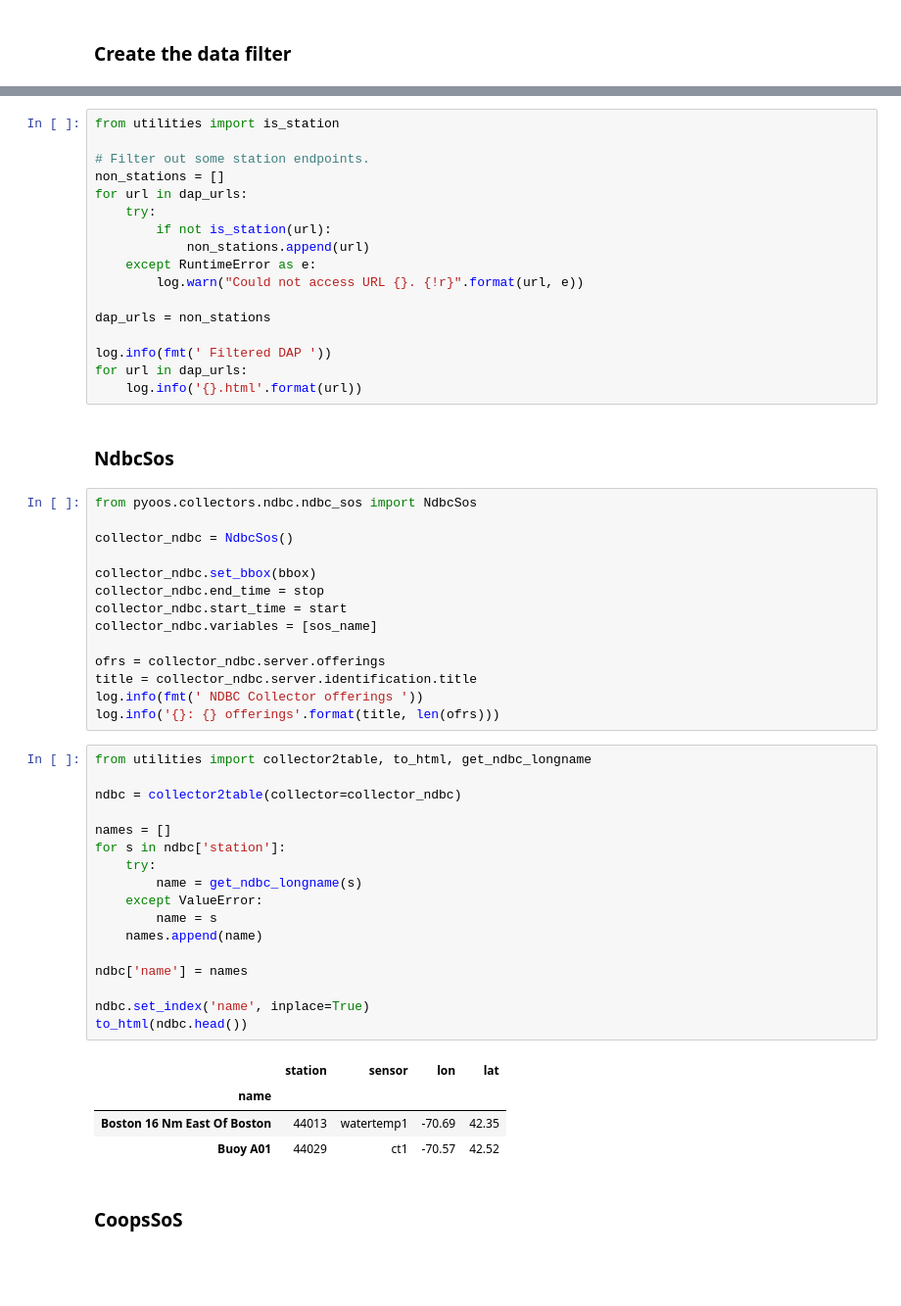
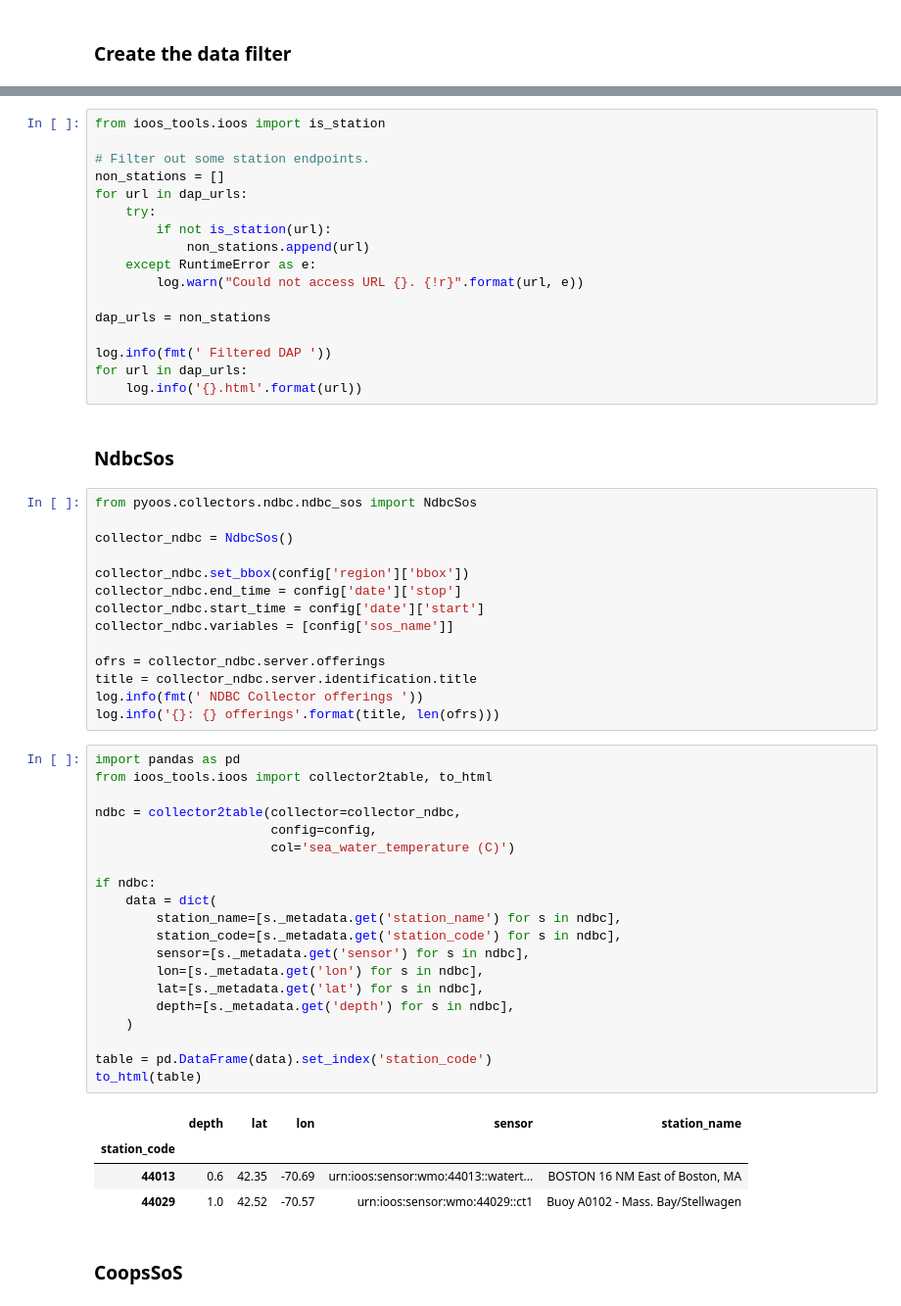
Before and after one commit to ocefpaf/boston_light_swim_split_notebooks, a Jupyter notebook: 00-fetch_data.ipynb, the cells around one changed output, grey strips where cells are left out. Shown at 98% size. Saved outputs shown, nothing was run; the diff lists cells and outputs as text; blank space fills up the shorter version.

```diff
--- a/00-fetch_data.ipynb
+++ b/00-fetch_data.ipynb
@@ -107,5 +172,5 @@ for url in dap_urls:
 # %%
-from utilities import is_station
+from ioos_tools.ioos import is_station
 
 # Filter out some station endpoints.
 non_stations = []
@@ -128,37 +193,40 @@ from pyoos.collectors.ndbc.ndbc_sos import NdbcSos
 
 collector_ndbc = NdbcSos()
 
-collector_ndbc.set_bbox(bbox)
-collector_ndbc.end_time = stop
-collector_ndbc.start_time = start
-collector_ndbc.variables = [sos_name]
+collector_ndbc.set_bbox(config['region']['bbox'])
+collector_ndbc.end_time = config['date']['stop']
+collector_ndbc.start_time = config['date']['start']
+collector_ndbc.variables = [config['sos_name']]
 
 ofrs = collector_ndbc.server.offerings
 title = collector_ndbc.server.identification.title
 log.info(fmt(' NDBC Collector offerings '))
 log.info('{}: {} offerings'.format(title, len(ofrs)))
-# %%
-from utilities import collector2table, to_html, get_ndbc_longname
-
-ndbc = collector2table(collector=collector_ndbc)
-
-names = []
-for s in ndbc['station']:
-    try:
-        name = get_ndbc_longname(s)
-    except ValueError:
-        name = s
-    names.append(name)
-
-ndbc['name'] = names
-
-ndbc.set_index('name', inplace=True)
-to_html(ndbc.head())
-# %% [output]
-|  | station | sensor | lon | lat |
-| name |  |  |  |  |
-| Boston 16 Nm East Of Boston | 44013 | watertemp1 | -70.69 | 42.35 |
-| Buoy A01 | 44029 | ct1 | -70.57 | 42.52 |
+# %%
+import pandas as pd
+from ioos_tools.ioos import collector2table, to_html
+
+ndbc = collector2table(collector=collector_ndbc,
+                       config=config,
+                       col='sea_water_temperature (C)')
+
+if ndbc:
+    data = dict(
+        station_name=[s._metadata.get('station_name') for s in ndbc],
+        station_code=[s._metadata.get('station_code') for s in ndbc],
+        sensor=[s._metadata.get('sensor') for s in ndbc],
+        lon=[s._metadata.get('lon') for s in ndbc],
+        lat=[s._metadata.get('lat') for s in ndbc],
+        depth=[s._metadata.get('depth') for s in ndbc],
+    )
+
+table = pd.DataFrame(data).set_index('station_code')
+to_html(table)
+# %% [output]
+|  | depth | lat | lon | sensor | station_name |
+| station_code |  |  |  |  |  |
+| 44013 | 0.6 | 42.35 | -70.69 | urn:ioos:sensor:wmo:44013::watert... | BOSTON 16 NM East of Boston, MA |
+| 44029 | 1.0 | 42.52 | -70.57 | urn:ioos:sensor:wmo:44029::ct1 | Buoy A0102 - Mass. Bay/Stellwagen |
 # %% [markdown]
 ### CoopsSoS
 # %%
```
Also changed, not shown: parts of 28 cells of this notebook, 11 other files.
